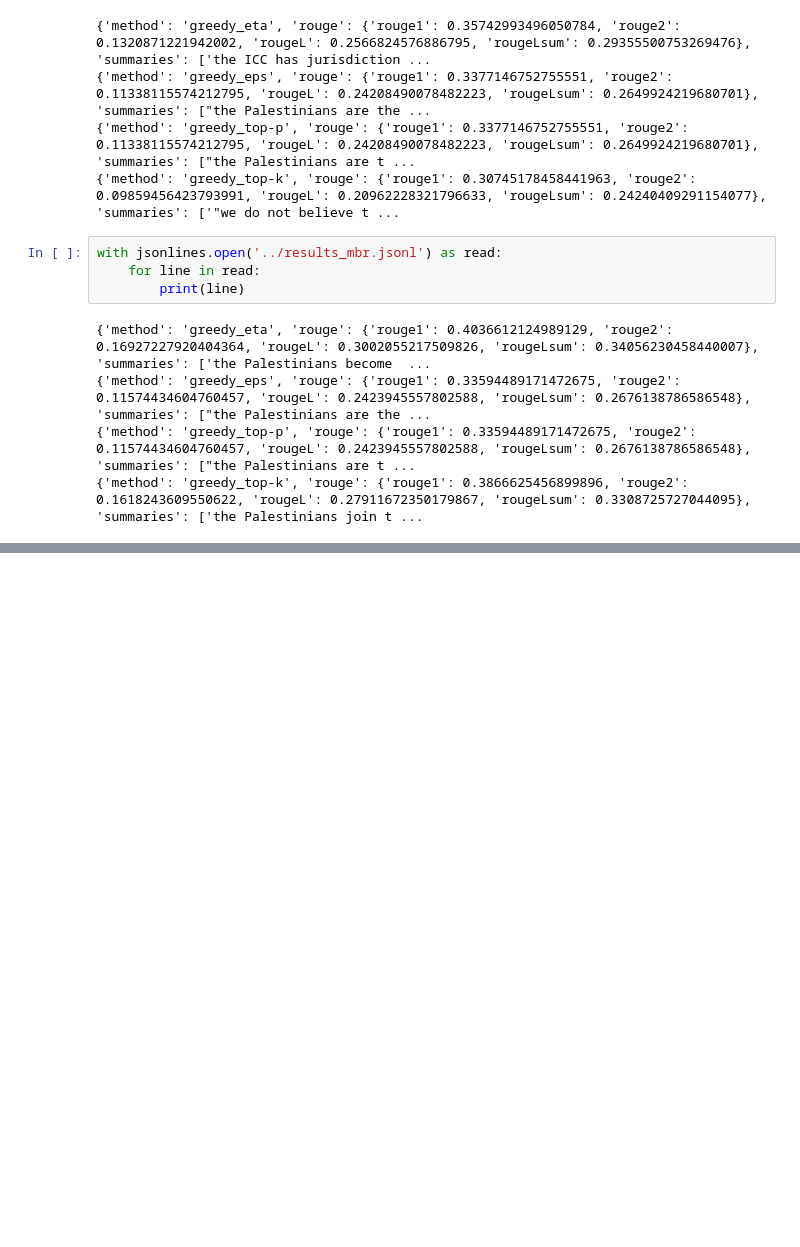
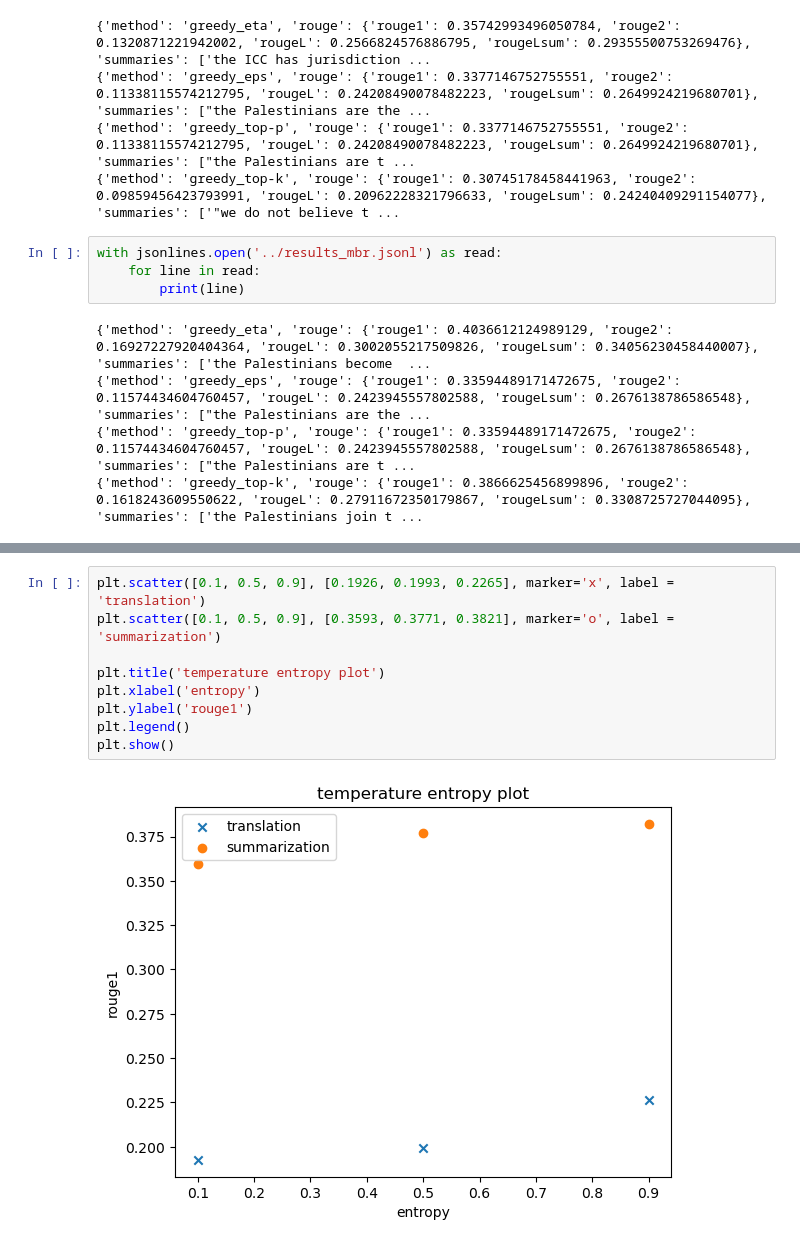
Before and after one commit to shahzaib-s-warraich/mbr-neural-text-degeneration, a Jupyter notebook: figures/plot.ipynb, the cells around one changed output, grey strips where cells are left out. Saved outputs shown, nothing was run; the diff lists cells and outputs as text; blank space fills up the shorter version.

```diff
--- a/figures/plot.ipynb
+++ b/figures/plot.ipynb
@@ -60,0 +83,11 @@ plt.show()
+# %%
+plt.scatter([0.1, 0.5, 0.9], [0.1926, 0.1993, 0.2265], marker='x', label = 'translation')
+plt.scatter([0.1, 0.5, 0.9], [0.3593, 0.3771, 0.3821], marker='o', label = 'summarization')
+
+plt.title('temperature entropy plot')
+plt.xlabel('entropy')
+plt.ylabel('rouge1')
+plt.legend()
+plt.show()
+# %% [output]
+[figure, added]
```
Also changed, not shown: parts of 4 cells of this notebook, 5 other files.
